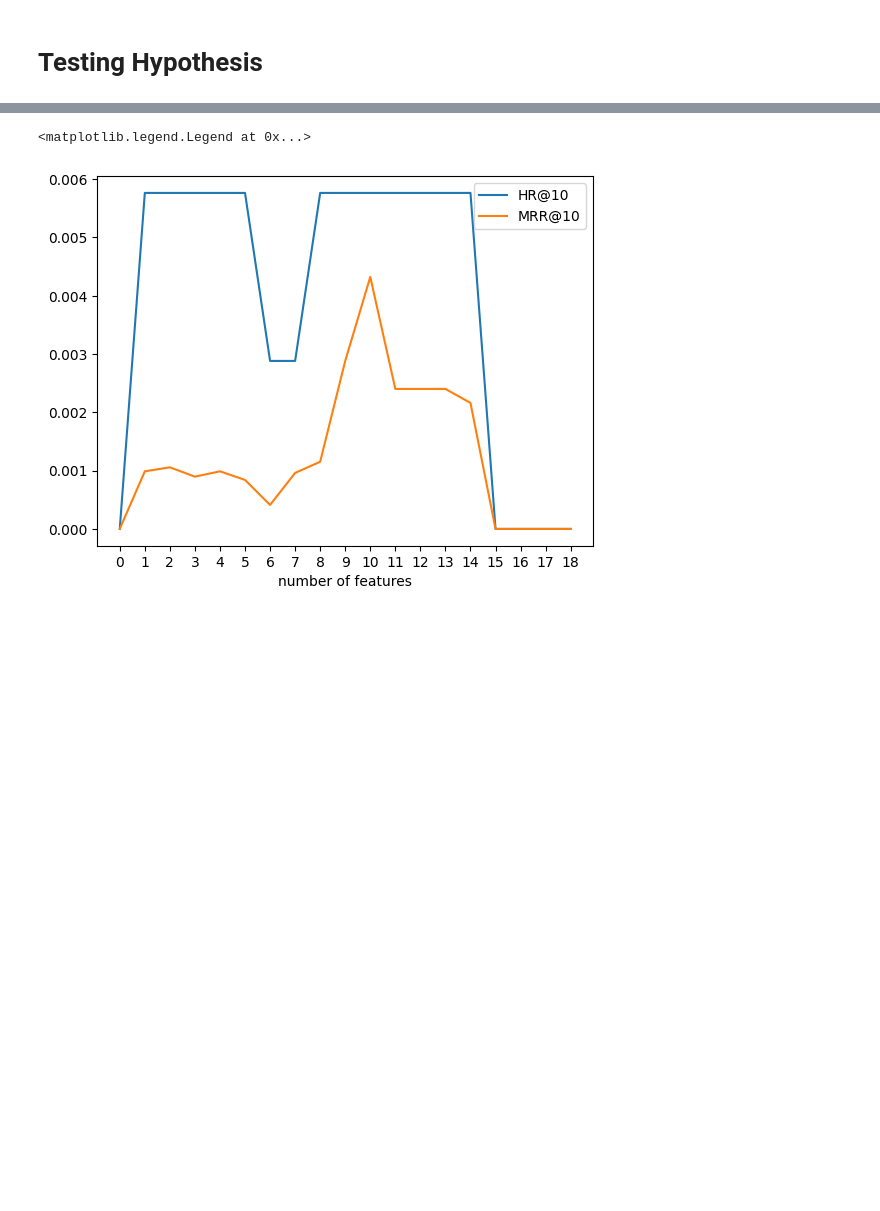
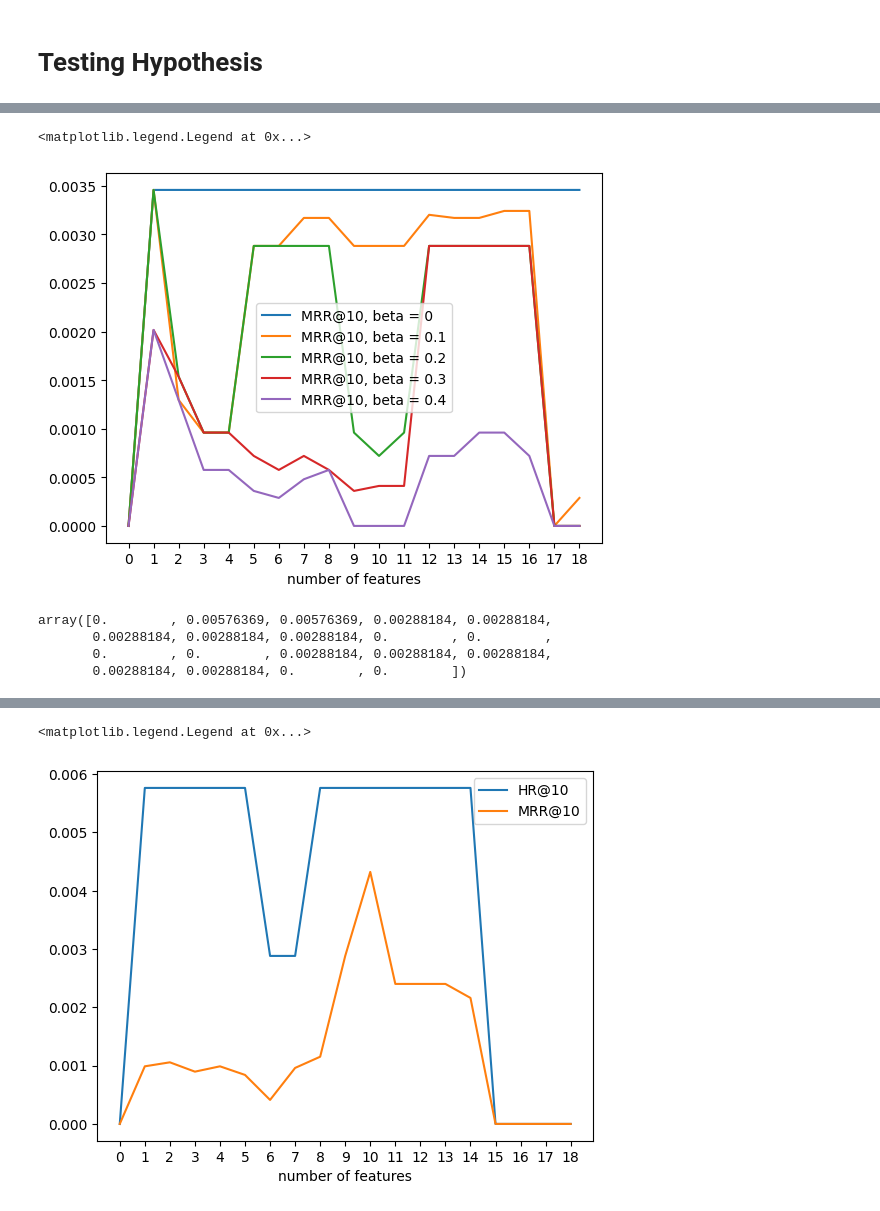
Before and after one commit to Mekan-Hojayev/HybridSVD-for-feature-selection, a Jupyter notebook: hypothesis.ipynb, the cells around one changed output, grey strips where cells are left out. Cells and saved outputs as stored; diff of their text form; code cells hidden in the pictures; blank space fills up the shorter version.

```diff
--- a/hypothesis.ipynb
+++ b/hypothesis.ipynb
@@ -299,0 +398,18 @@ config = dict(
+# %%
+hr30, mrr30, cov30 = test_hypo(config20, H3_item_features_importance)
+hr31, mrr31, cov31 = test_hypo(config21, H3_item_features_importance)
+hr32, mrr32, cov32 = test_hypo(config22, H3_item_features_importance)
+hr33, mrr33, cov33 = test_hypo(config23, H3_item_features_importance)
+hr34, mrr34, cov34 = test_hypo(config24, H3_item_features_importance)
+# %%
+plt.plot(mrr30, label='MRR@10, beta = 0')
+plt.plot(mrr31, label='MRR@10, beta = 0.1')
+plt.plot(mrr32, label='MRR@10, beta = 0.2')
+plt.plot(mrr33, label='MRR@10, beta = 0.3')
+plt.plot(mrr34, label='MRR@10, beta = 0.4')
+plt.xlabel('number of features')
+plt.xticks(np.arange(len(H3_item_features_importance)+1))
+plt.legend()
+# %% [output]
+<matplotlib.legend.Legend at 0x...>
+[figure, added]
@@ -300,3 +420,10 @@ config = dict(
+# %%
+hr2
+# %% [output]
+array([0.        , 0.00576369, 0.00576369, 0.00288184, 0.00288184,
+       0.00288184, 0.00288184, 0.00288184, 0.        , 0.        ,
+       0.        , 0.        , 0.00288184, 0.00288184, 0.00288184,
+       0.00288184, 0.00288184, 0.        , 0.        ])
 # %%
 hr2, mrr2, cov2 = test_hypo(config, H2_item_features_importance)
 hr3, mrr3, cov3 = test_hypo(config, H3_item_features_importance)
```
Also changed, not shown: parts of 19 cells of this notebook.
